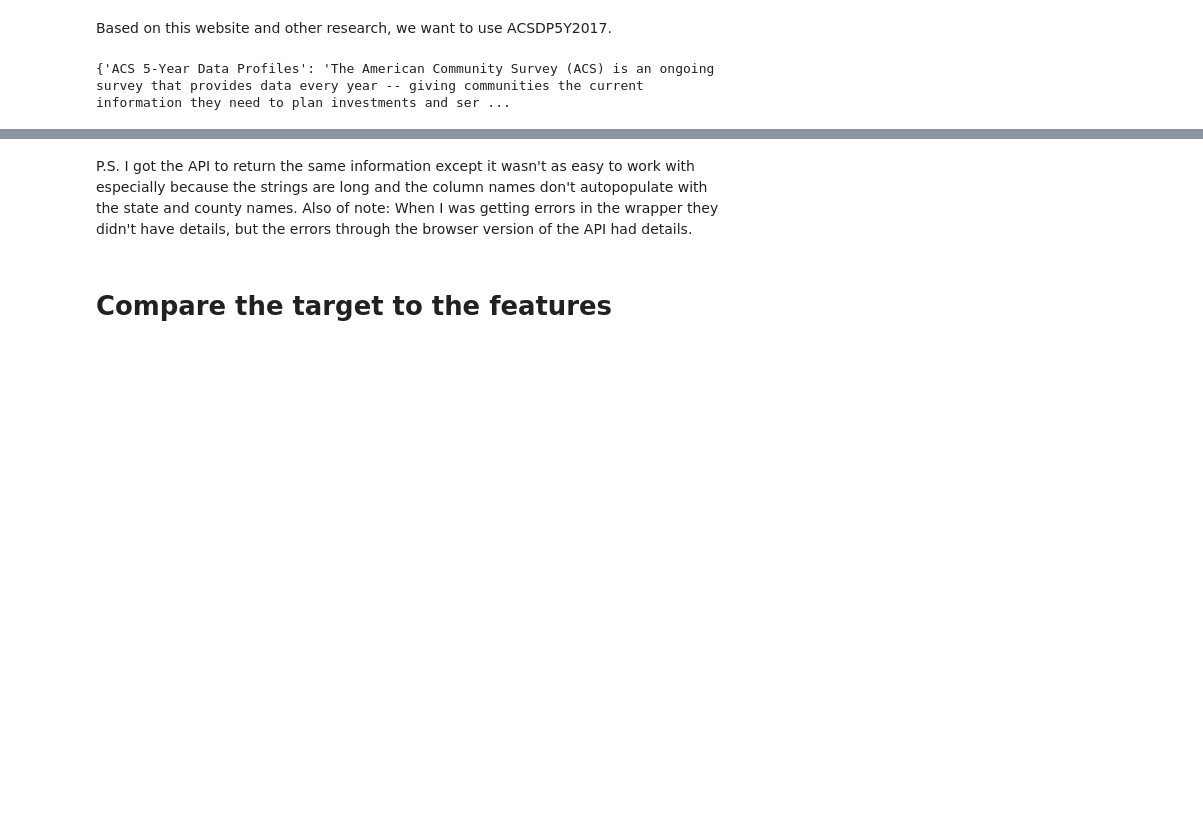
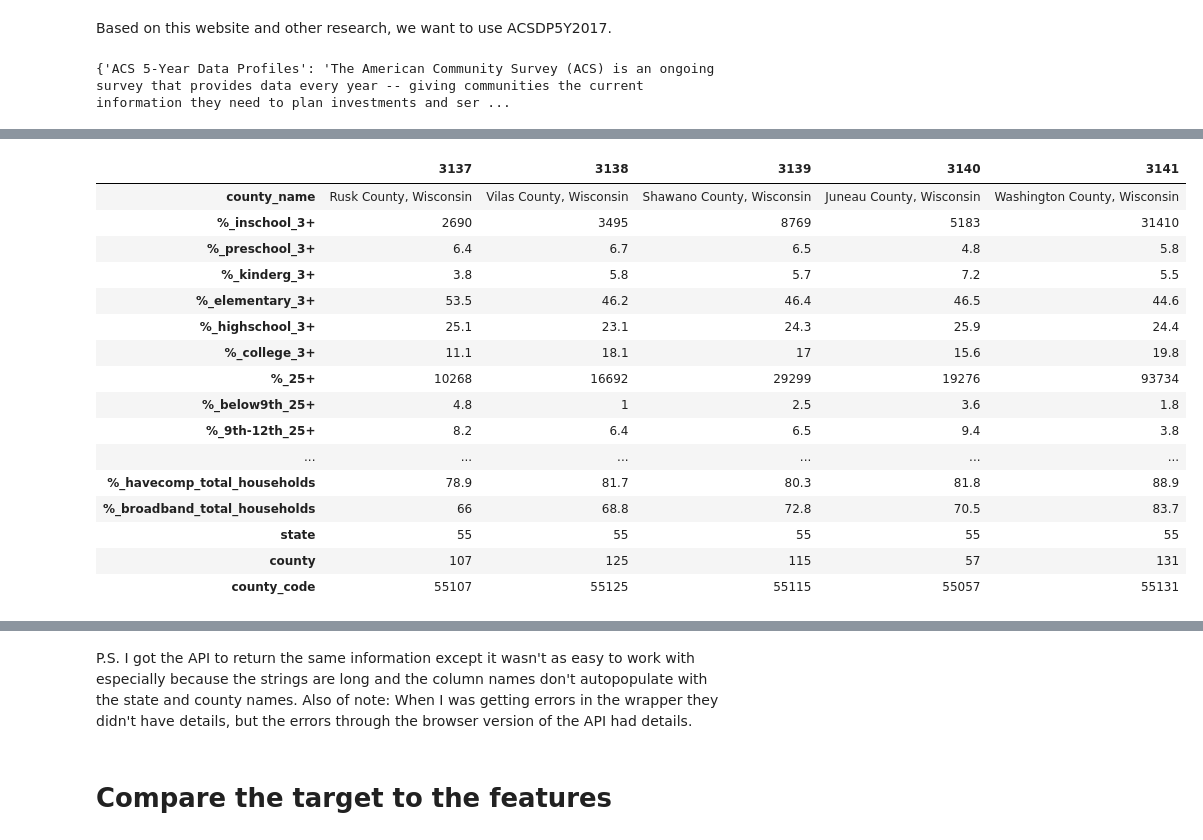
Before and after one commit to MIAISEMAN/mod_3_project, a Jupyter notebook: tuesday_progress.ipynb, the cells around one changed output, grey strips where cells are left out. Saved outputs shown, nothing was run; the diff lists cells and outputs as text; code cells hidden in the pictures; blank space fills up the shorter version.

```diff
--- a/tuesday_progress.ipynb
+++ b/tuesday_progress.ipynb
@@ -95,0 +255,3 @@ cols
+# %%
+counties_df = counties_df.dropna()
+counties_df.info()
@@ -95,0 +276,20 @@ cols
+# %%
+counties_df.tail().T
+# %% [output]
+|  | 3137 | 3138 | 3139 | 3140 | 3141 |
+| county_name | Rusk County, Wisconsin | Vilas County, Wisconsin | Shawano County, Wisconsin | Juneau County, Wisconsin | Washington County, Wisconsin |
+| %_inschool_3+ | 2690 | 3495 | 8769 | 5183 | 31410 |
+| %_preschool_3+ | 6.4 | 6.7 | 6.5 | 4.8 | 5.8 |
+| %_kinderg_3+ | 3.8 | 5.8 | 5.7 | 7.2 | 5.5 |
+| %_elementary_3+ | 53.5 | 46.2 | 46.4 | 46.5 | 44.6 |
+| %_highschool_3+ | 25.1 | 23.1 | 24.3 | 25.9 | 24.4 |
+| %_college_3+ | 11.1 | 18.1 | 17 | 15.6 | 19.8 |
+| %_25+ | 10268 | 16692 | 29299 | 19276 | 93734 |
+| %_below9th_25+ | 4.8 | 1 | 2.5 | 3.6 | 1.8 |
+| %_9th-12th_25+ | 8.2 | 6.4 | 6.5 | 9.4 | 3.8 |
+| ... | ... | ... | ... | ... | ... |
+| %_havecomp_total_households | 78.9 | 81.7 | 80.3 | 81.8 | 88.9 |
+| %_broadband_total_households | 66 | 68.8 | 72.8 | 70.5 | 83.7 |
+| state | 55 | 55 | 55 | 55 | 55 |
+| county | 107 | 125 | 115 | 57 | 131 |
+| county_code | 55107 | 55125 | 55115 | 55057 | 55131 |
```
Also changed, not shown: parts of 19 cells of this notebook, 1 other file.
